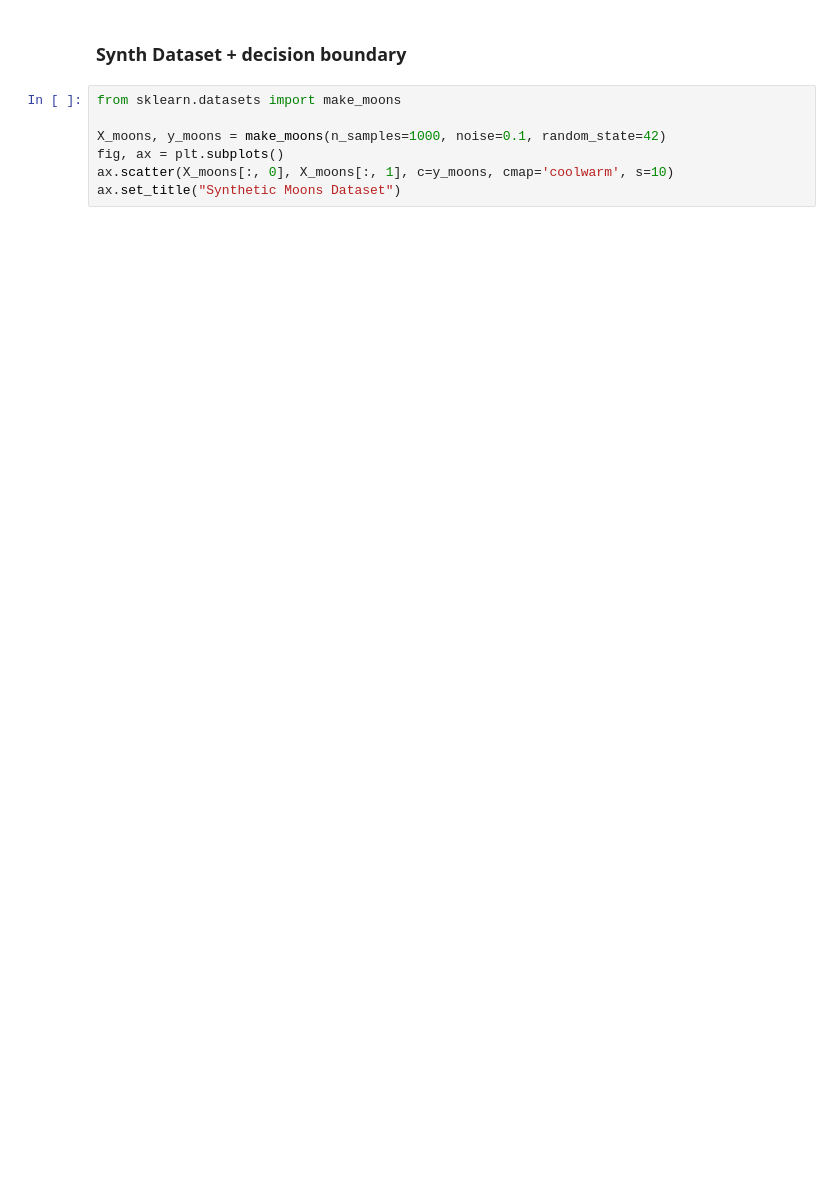
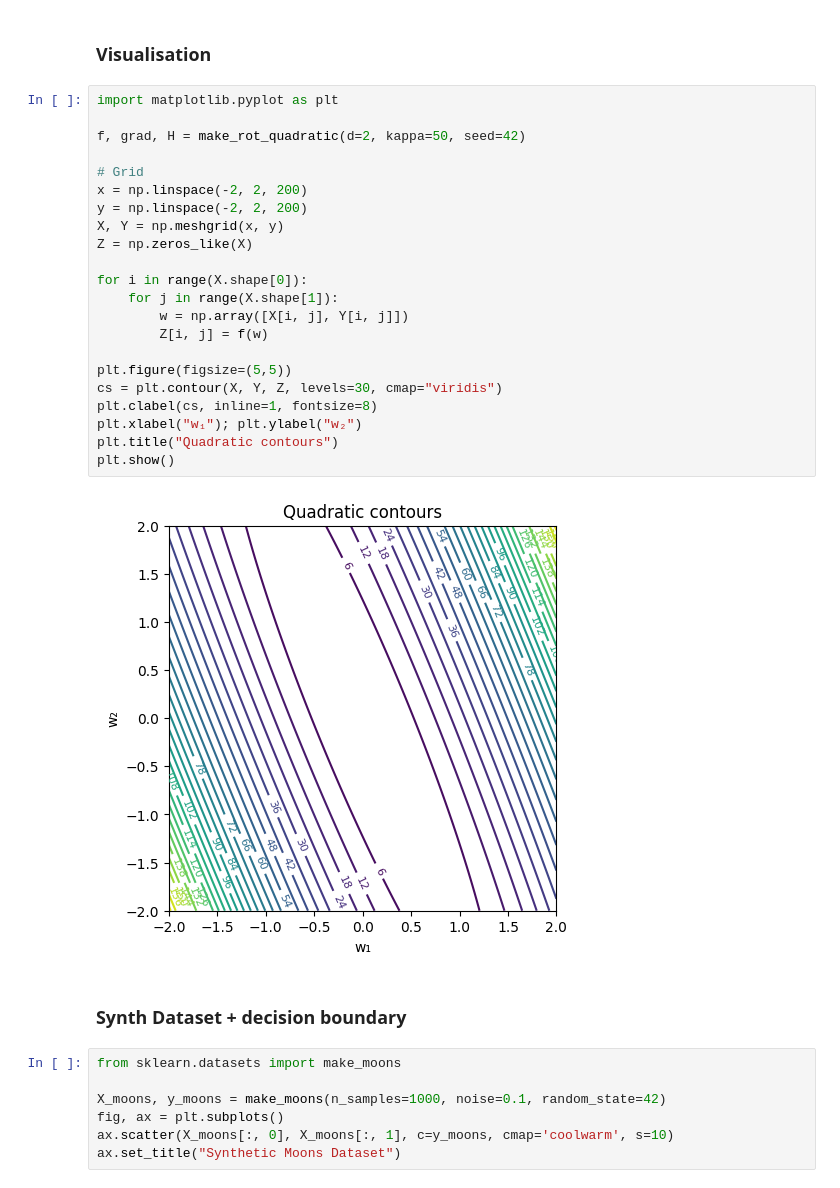
Before and after one commit to VojtaHavlicek/ML-onramp, a Jupyter notebook: 3.ipynb, the cells around one changed output. Cells and saved outputs as stored; diff of their text form; blank space fills up the shorter version.

```diff
--- a/3.ipynb
+++ b/3.ipynb
@@ -87,3 +108,29 @@ ax.set_ylim(-1,10)
+# %% [markdown]
+### Visualisation
+# %%
+import matplotlib.pyplot as plt
+
+f, grad, H = make_rot_quadratic(d=2, kappa=50, seed=42)
+
+# Grid
+x = np.linspace(-2, 2, 200)
+y = np.linspace(-2, 2, 200)
+X, Y = np.meshgrid(x, y)
+Z = np.zeros_like(X)
+
+for i in range(X.shape[0]):
+    for j in range(X.shape[1]):
+        w = np.array([X[i, j], Y[i, j]])
+        Z[i, j] = f(w)
+
+plt.figure(figsize=(5,5))
+cs = plt.contour(X, Y, Z, levels=30, cmap="viridis")
+plt.clabel(cs, inline=1, fontsize=8)
+plt.xlabel("w₁"); plt.ylabel("w₂")
+plt.title("Quadratic contours")
+plt.show()
+# %% [output]
+[figure, added]
 # %% [markdown]
 ### Synth Dataset + decision boundary
 # %%
```
Also changed, not shown: parts of 14 cells of this notebook, 4 other files.
